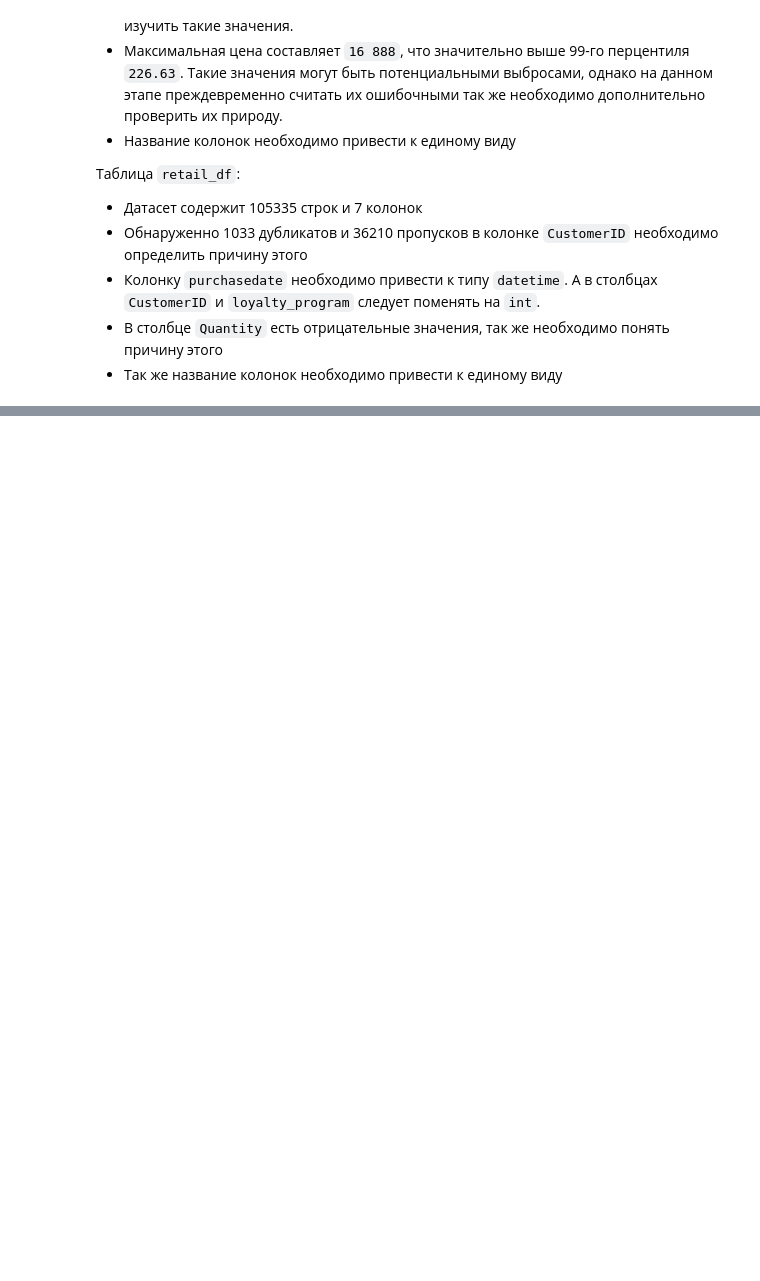
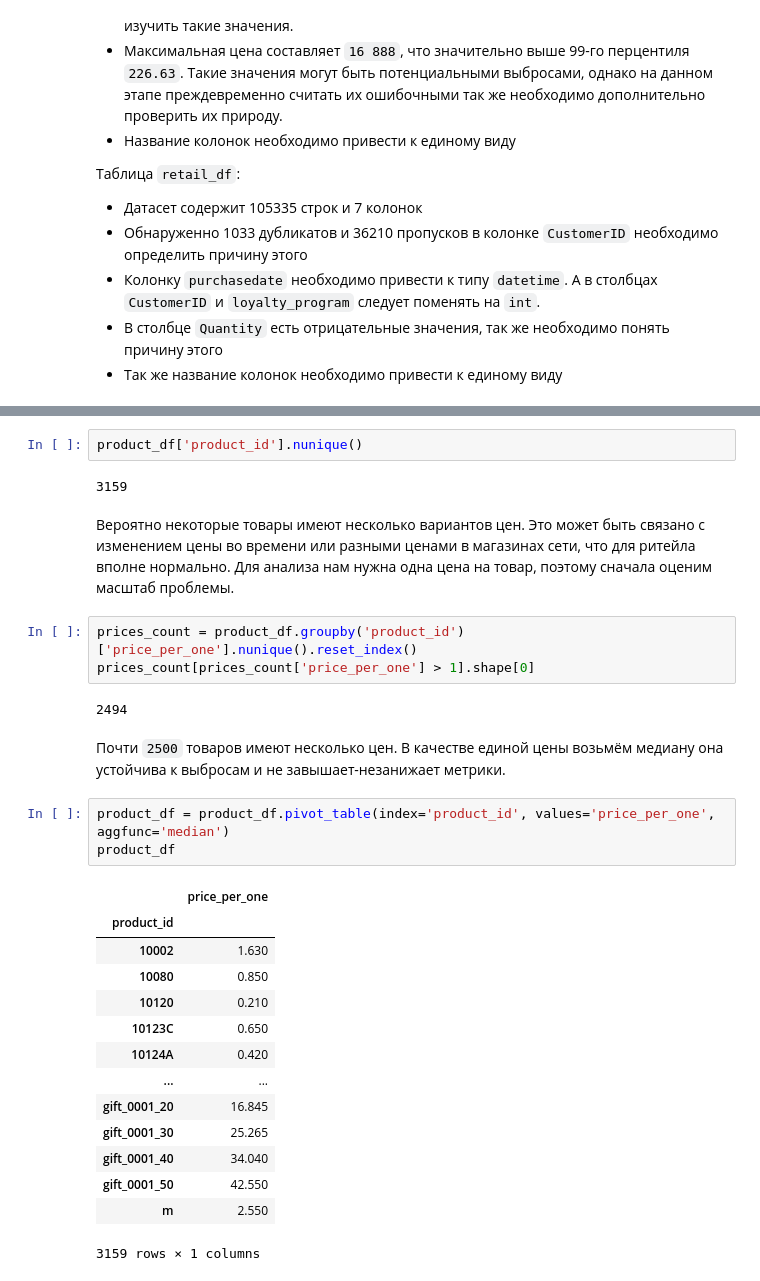
Before and after one commit to artkriukov/portfolio, a Jupyter notebook: retail-customer-analysis/retail-customer-analysis.ipynb, the cells around one changed output, grey strips where cells are left out. Drawn from its saved outputs; the diff is of its cells as text; blank space fills up the shorter version.

```diff
--- a/retail-customer-analysis/retail-customer-analysis.ipynb
+++ b/retail-customer-analysis/retail-customer-analysis.ipynb
@@ -126,0 +257,31 @@ ___ Описательная статистика ___
+# %%
+product_df['product_id'].nunique()
+# %% [output]
+3159
+# %% [markdown]
+Вероятно некоторые товары имеют несколько вариантов цен. Это может быть связано с изменением цены во времени или разными ценами в магазинах сети, что для ритейла вполне нормально. Для анализа нам нужна одна цена на товар, поэтому сначала оценим масштаб проблемы.
+# %%
+prices_count = product_df.groupby('product_id')['price_per_one'].nunique().reset_index()
+prices_count[prices_count['price_per_one'] > 1].shape[0]
+# %% [output]
+2494
+# %% [markdown]
+Почти `2500` товаров имеют несколько цен. В качестве единой цены возьмём медиану она устойчива к выбросам и не завышает-незанижает метрики.
+# %%
+product_df = product_df.pivot_table(index='product_id', values='price_per_one', aggfunc='median')
+product_df
+# %% [output]
+|  | price_per_one |
+| product_id |  |
+| 10002 | 1.630 |
+| 10080 | 0.850 |
+| 10120 | 0.210 |
+| 10123C | 0.650 |
+| 10124A | 0.420 |
+| ... | ... |
+| gift_0001_20 | 16.845 |
+| gift_0001_30 | 25.265 |
+| gift_0001_40 | 34.040 |
+| gift_0001_50 | 42.550 |
+| m | 2.550 |
+3159 rows × 1 columns
```
Also changed, not shown: parts of 31 cells of this notebook.
